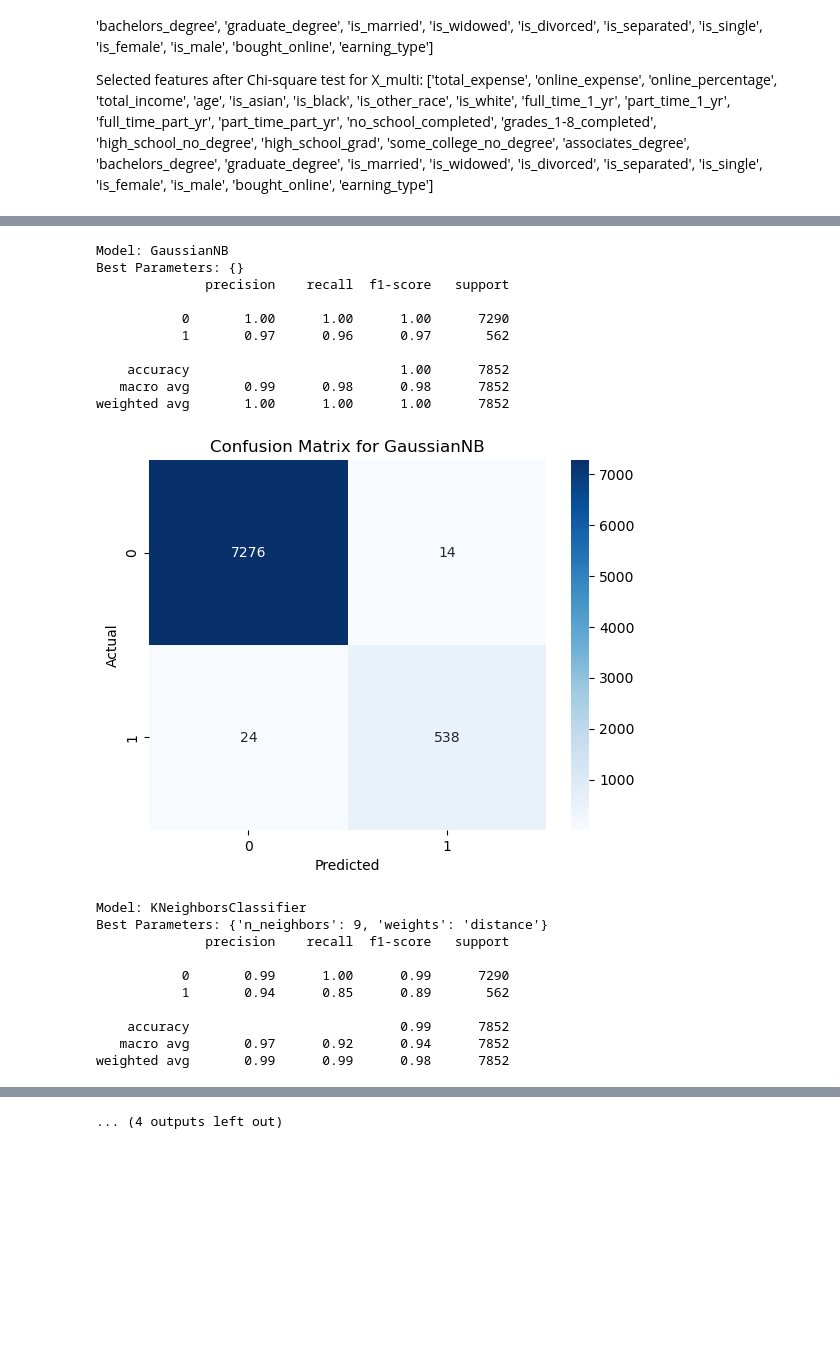
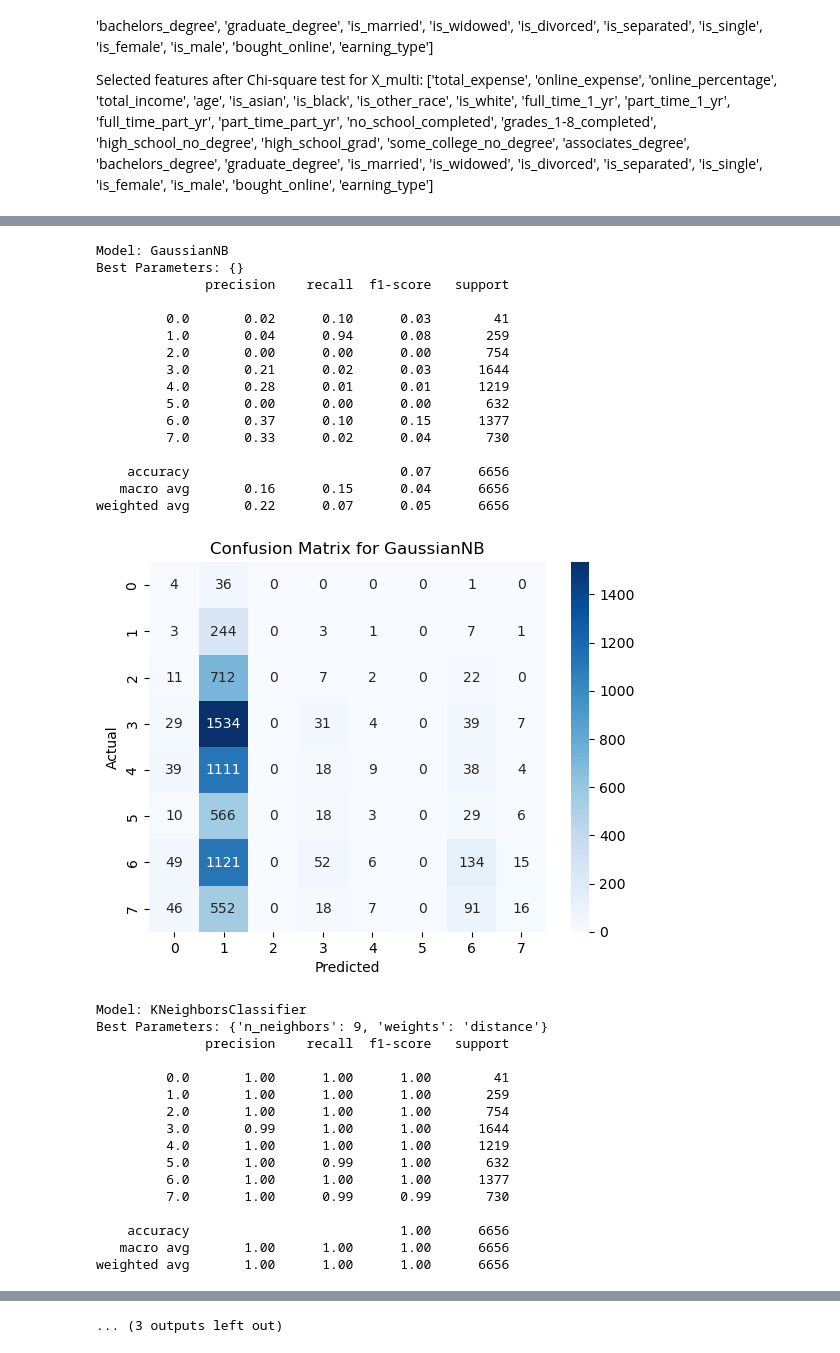
Before and after one commit to hungtran10/5000project-hungtran, a Jupyter notebook: technical-details/supervised-learning/main.ipynb, the cells around one changed output, grey strips where cells are left out. Drawn from its saved outputs; the diff is of its cells as text; code cells hidden in the pictures; blank space fills up the shorter version.

```diff
--- a/technical-details/supervised-learning/main.ipynb
+++ b/technical-details/supervised-learning/main.ipynb
@@ -50,8 +50,8 @@ import itertools
 df = pd.read_csv('../../data/processed-data/ces_clean_normalized.csv')
 
 # Identify relevant columns
-continuous_cols = ['total_expense', 'online_expense', 'online_percentage', 'total_income', 'age']
-boxcox_continuous_cols = ['boxcox_total_expense', 'boxcox_online_expense', 'boxcox_online_percent', 'boxcox_total_income', 'age']
+continuous_cols = ['total_expense', 'online_expense', 'total_income']
+boxcox_continuous_cols = ['boxcox_total_expense', 'boxcox_online_expense', 'boxcox_total_income', 'age']
 categorical_cols = ['is_asian', 'is_black', 'race_unknown', 'is_native_american', 'is_other_race',
                      'is_pacific_islander', 'is_white', 'full_time_1_yr',
                      'part_time_1_yr', 'full_time_part_yr', 'part_time_part_yr',
@@ -185,8 +188,7 @@ Random Forest is an ensemble learning method that builds multiple decision trees
 # %%
-
 # Research Question: Can we predict one's online shopping expenditure based on their annual earnings and expenses?
-X_regression = df_continuous.drop(columns='online_percentage')
-y_regression = df_continuous['online_percentage']
+X_regression = df_continuous.drop(columns='online_expense')
+y_regression = df_continuous['online_expense']
 
 # Scale the features
 scaler = StandardScaler()
@@ -1007,9 +982,9 @@ Implement XGBoost due to its robust performance, ability to capture non-linear r
 In this section, I will be employing 7 models for multi-class classification: Logistic Regression, Random Forest Classifier, Linear Support Vector Classification (LinearSVC), Decision Tree Classifier, Naive Bayes (GaussianNB), K Nearest Neighbors (KNN), and XGBoost (XGBoostClassifier). Please refer to the Binary Classification Section for an overview on each of these methods.
 # %%
 # Research Question: Can we predict education level based on demographic and financial information?
-ed_dict = {'no school completed': 1, 'grades 1-8': 2, 'high school no degree': 3, 'high school grad': 4, 'some college no degree': 5,
-           'associates degree': 6, 'bachelors degree': 7, 'graduate degree': 8}
-earning_dict = {'full-time 1 year': 1,'part-time 1 year': 2, 'full-time part year': 3, 'part-time part year': 4}
+ed_dict = {'no school completed': 0, 'grades 1-8': 1, 'high school no degree': 2, 'high school grad': 3, 'some college no degree': 4,
+           'associates degree': 5, 'bachelors degree': 6, 'graduate degree': 7}
+
 
 # For Logistic Regression (Box-Cox-transformed data)
 
@@ -1018,9 +993,8 @@ boxcox_multi_df = df[boxcox_combined_cols + target_cols]
 
 # A little data cleaning to convert strings to numerical values
 boxcox_multi_df['highest_ed_completed'] = boxcox_multi_df['highest_ed_completed'].replace(ed_dict)
-boxcox_multi_df['earning_type'] = boxcox_multi_df['earning_type'].replace(earning_dict)
 
-# Drop rows with missing values jointly
+# Drop rows with missing values
 boxcox_multi_df.dropna(inplace=True)
 
 X_multi_boxcox = boxcox_multi_df.drop(columns='highest_ed_completed')
@@ -1029,14 +1003,11 @@ y_multi_boxcox = boxcox_multi_df['highest_ed_completed']
 # Repeat the same process for the original data
 multi_df = df[combined_cols + target_cols]
 multi_df['highest_ed_completed'] = multi_df['highest_ed_completed'].replace(ed_dict)
-multi_df['earning_type'] = multi_df['earning_type'].replace(earning_dict)
 
 multi_df.dropna(inplace=True)
 
 X_multi = multi_df.drop(columns='highest_ed_completed')
 y_multi = multi_df['highest_ed_completed']
-
-# We'll first start by predicting education
 
 # Feature Selection: Chi-square test for X_multi_boxcox and y_multi_boxcox (Logistic Regression)
 print("\nChi-Square Test P-values for X_multi_boxcox:")
@@ -1115,7 +1087,7 @@ X_train_boxcox, X_test_boxcox, y_train_boxcox, y_test_boxcox = train_test_split(
 
 # Split the data
 X_train, X_test, y_train, y_test = train_test_split(
-    X_binary_selected, y_binary, test_size=0.2, random_state=42
+    X_multi_selected, y_multi, test_size=0.2, random_state=42
 )
 # Standardize features for SVC and KNN
 scaler = StandardScaler()
@@ -1165,17 +1137,17 @@ for name, model in models.items():
         y_test_model = y_test
 
     grid_search = GridSearchCV(model, param_grid[name], cv=5, scoring='f1_macro')
-    grid_search.fit(X_train, y_train)
+    grid_search.fit(X_train_model, y_train_model)
 
     best_model = grid_search.best_estimator_
-    y_pred = best_model.predict(X_test)
+    y_pred = best_model.predict(X_test_model)
 
     print(f"Model: {name}")
     print(f"Best Parameters: {grid_search.best_params_}")
-    print(classification_report(y_test, y_pred))
+    print(classification_report(y_test_model, y_pred))
 
 
-    cm = confusion_matrix(y_test, y_pred)
+    cm = confusion_matrix(y_test_model, y_pred)
     sns.heatmap(cm, annot=True, fmt='d', cmap='Blues')
     plt.title(f'Confusion Matrix for {name}')
     plt.xlabel('Predicted')
@@ -1229,21 +1225,33 @@ weighted avg       1.00      1.00      1.00      7852
 Model: GaussianNB
 Best Parameters: {}
               precision    recall  f1-score   support
 
-           0       1.00      1.00      1.00      7290
-           1       0.97      0.96      0.97       562
+         0.0       0.02      0.10      0.03        41
+         1.0       0.04      0.94      0.08       259
+         2.0       0.00      0.00      0.00       754
+         3.0       0.21      0.02      0.03      1644
+         4.0       0.28      0.01      0.01      1219
+         5.0       0.00      0.00      0.00       632
+         6.0       0.37      0.10      0.15      1377
+         7.0       0.33      0.02      0.04       730
 
-    accuracy                           1.00      7852
-   macro avg       0.99      0.98      0.98      7852
-weighted avg       1.00      1.00      1.00      7852
+    accuracy                           0.07      6656
+   macro avg       0.16      0.15      0.04      6656
+weighted avg       0.22      0.07      0.05      6656
-[figure, old version]
+[figure, new version]
 Model: KNeighborsClassifier
 Best Parameters: {'n_neighbors': 9, 'weights': 'distance'}
               precision    recall  f1-score   support
 
-           0       0.99      1.00      0.99      7290
-           1       0.94      0.85      0.89       562
+         0.0       1.00      1.00      1.00        41
+         1.0       1.00      1.00      1.00       259
+         2.0       1.00      1.00      1.00       754
+         3.0       0.99      1.00      1.00      1644
+         4.0       1.00      1.00      1.00      1219
+         5.0       1.00      0.99      1.00       632
+         6.0       1.00      1.00      1.00      1377
+         7.0       1.00      0.99      0.99       730
 
-    accuracy                           0.99      7852
-   macro avg       0.97      0.92      0.94      7852
-weighted avg       0.99      0.99      0.98      7852
+    accuracy                           1.00      6656
+   macro avg       1.00      1.00      1.00      6656
+weighted avg       1.00      1.00      1.00      6656
@@ -1251 +1259 @@ weighted avg       0.99      0.99      0.98      7852
-... (4 outputs left out)
+... (3 outputs left out)
```
Also changed, not shown: parts of 20 cells of this notebook, 9 other files.
